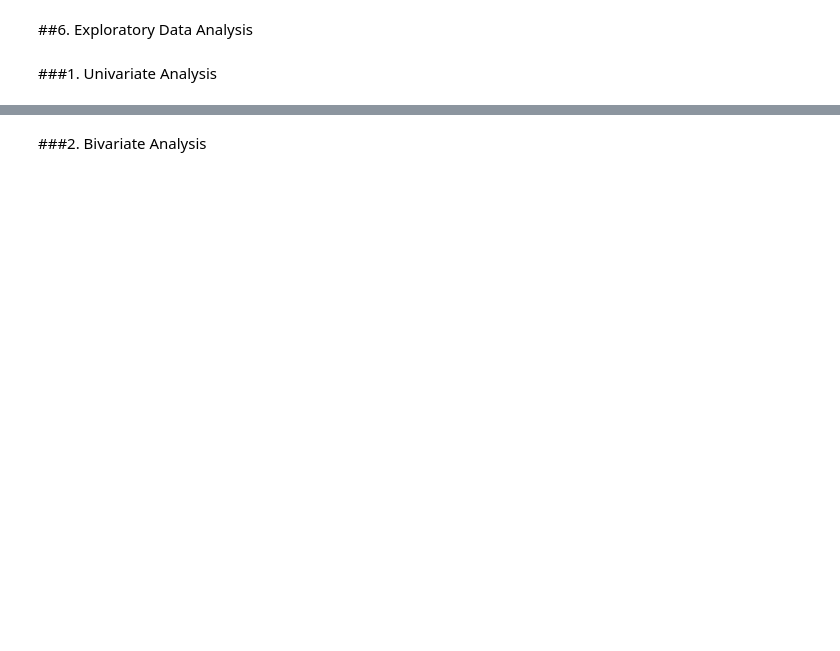
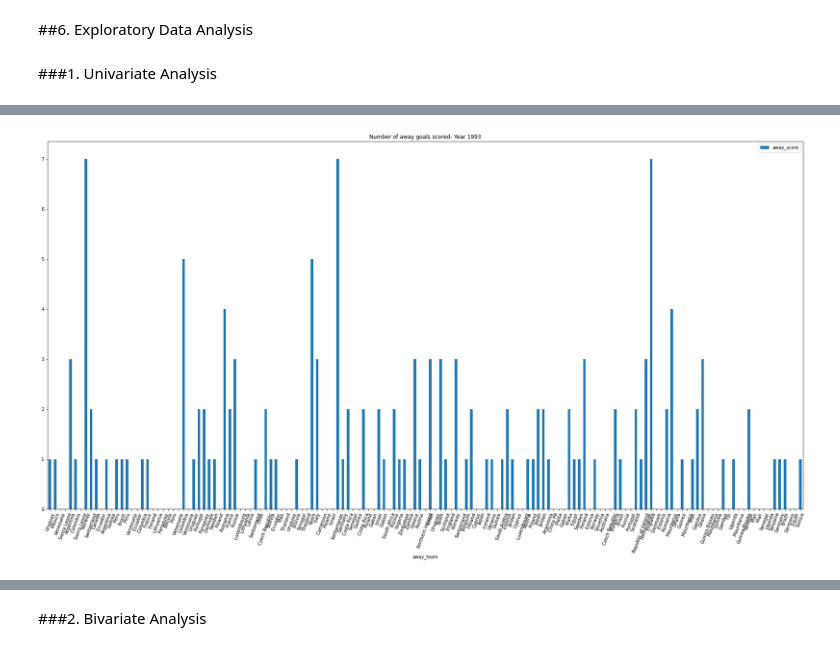
Before and after one commit to deborahmasibo/Esther_projects, a Jupyter notebook: MCHEZOPESA LTD FOOTBALL ANALYSIS.ipynb, the cells around one changed output, grey strips where cells are left out. Drawn from its saved outputs; the diff is of its cells as text; code cells hidden in the pictures; blank space fills up the shorter version.

```diff
--- a/MCHEZOPESA LTD FOOTBALL ANALYSIS.ipynb
+++ b/MCHEZOPESA LTD FOOTBALL ANALYSIS.ipynb
@@ -496,0 +612,8 @@ AttributeError: ignored
+# %%
+# Plotting a vertical bar chart for away_team vs. away_score
+
+df_games_in_1993.plot.bar(x="away_team", y="away_score", rot=70, figsize=(30,15), title="Number of away goals scored- Year 1993");
+
+plt.show(block=True);
+# %% [output]
+[figure, added]
```
Also changed, not shown: parts of 100 cells of this notebook.
